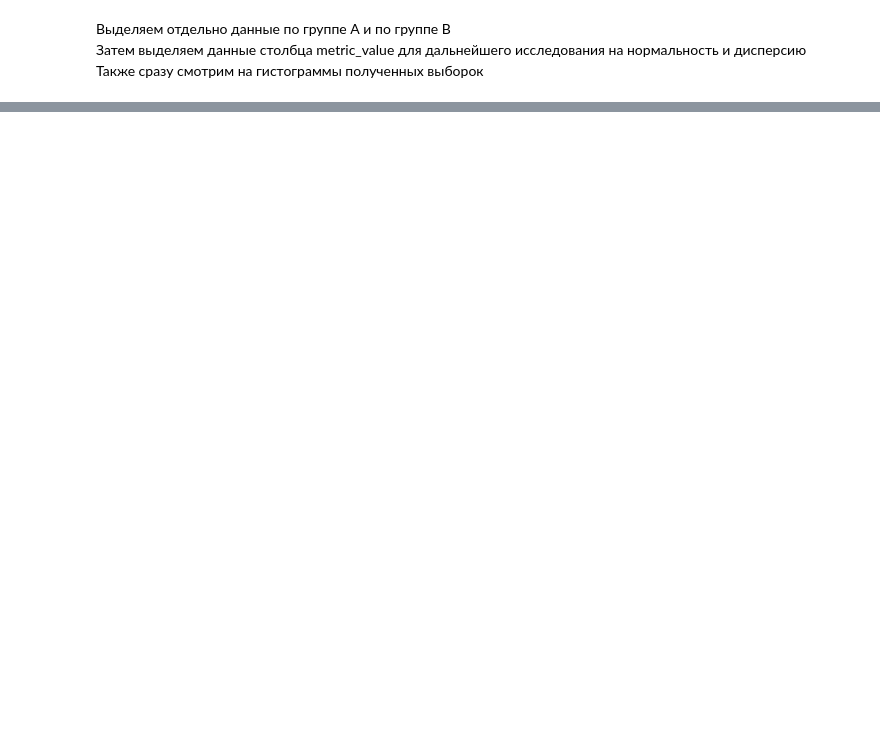
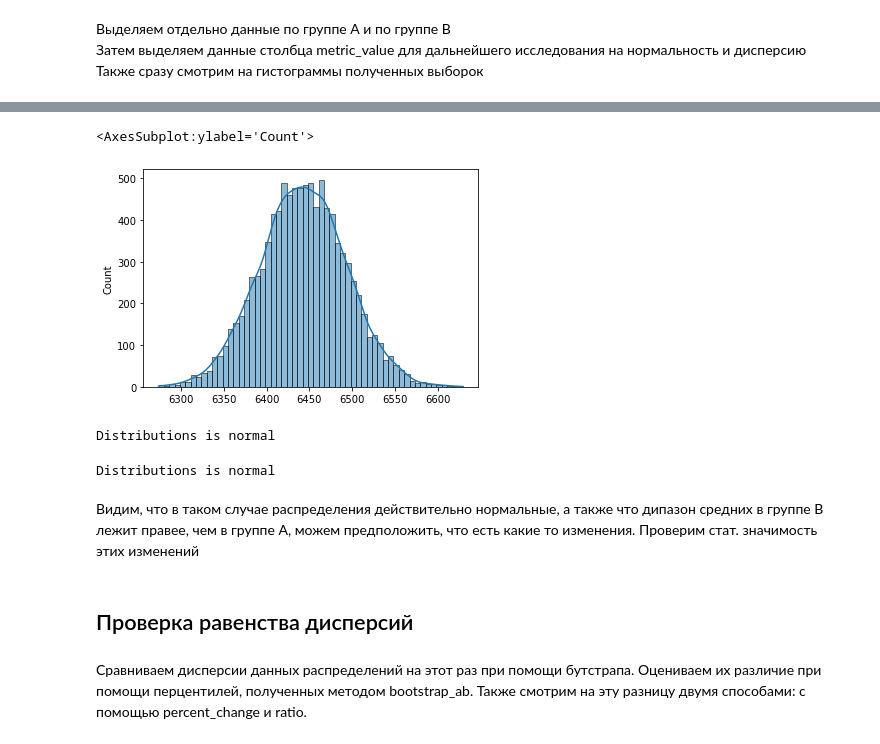
Before and after one commit to Leamur5/python-projects, a Jupyter notebook: AB tests using bootstrap.ipynb, the cells around one changed output, grey strips where cells are left out. Cells and saved outputs as stored; diff of their text form; code cells hidden in the pictures; blank space fills up the shorter version.

```diff
--- a/AB tests using bootstrap.ipynb
+++ b/AB tests using bootstrap.ipynb
@@ -87,0 +81,28 @@ sns.histplot(data=B_distr_metric, kde=True)
+# %%
+bs_data_b = bs.bootstrap(np.array(B_distr_metric),
+stat_func=bs_stats.mean, num_iterations=10000,
+iteration_batch_size=300,
+return_distribution=True)
+# %%
+sns.histplot(data=bs_data_b, kde=True)
+# %% [output]
+<AxesSubplot:ylabel='Count'>
+[figure, added]
+# %%
+series = (np.random.normal(loc=bs_data_a.mean(),scale=bs_data_a.std(),size=1000)).astype(int)
+st = kstest(bs_data_a, pd.Series(series))
+print('Distributions is {}normal\n'.format( {True:'not ',False:''}[st[1] < alpha]))
+# %% [output]
+Distributions is normal
+# %%
+series = (np.random.normal(loc=bs_data_b.mean(),scale=bs_data_b.std(),size=1000)).astype(int)
+st = kstest(bs_data_b, pd.Series(series))
+print('Distributions is {}normal\n'.format( {True:'not ',False:''}[st[1] < alpha]))
+# %% [output]
+Distributions is normal
+# %% [markdown]
+Видим, что в таком случае распределения действительно нормальные, а также что дипазон средних в группе B лежит правее, чем в группе A, можем предположить, что есть какие то изменения. Проверим стат. значимость этих изменений
+# %% [markdown]
+## Проверка равенства дисперсий
+# %% [markdown]
+Сравниваем дисперсии данных распределений на этот раз при помощи бутстрапа. Оцениваем их различие при помощи перцентилей, полученных методом bootstrap_ab. Также смотрим на эту разницу двумя способами: с помощью percent_change и ratio. <br>
```
Also changed, not shown: parts of 61 cells of this notebook.
